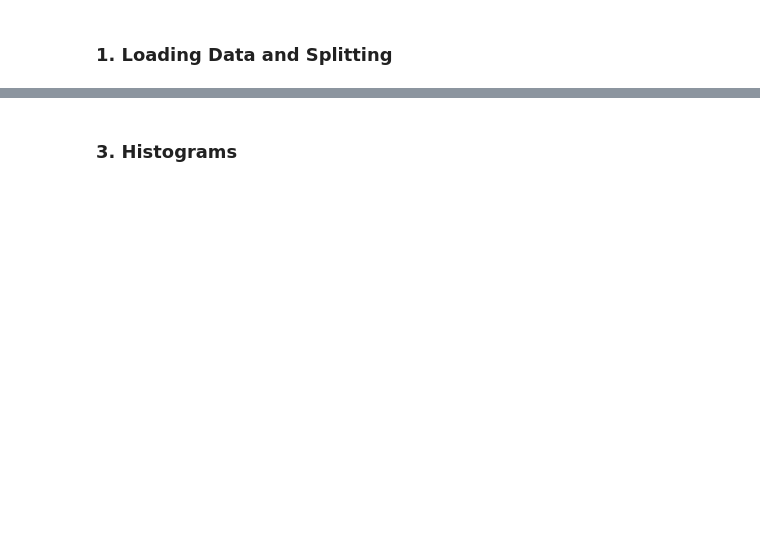
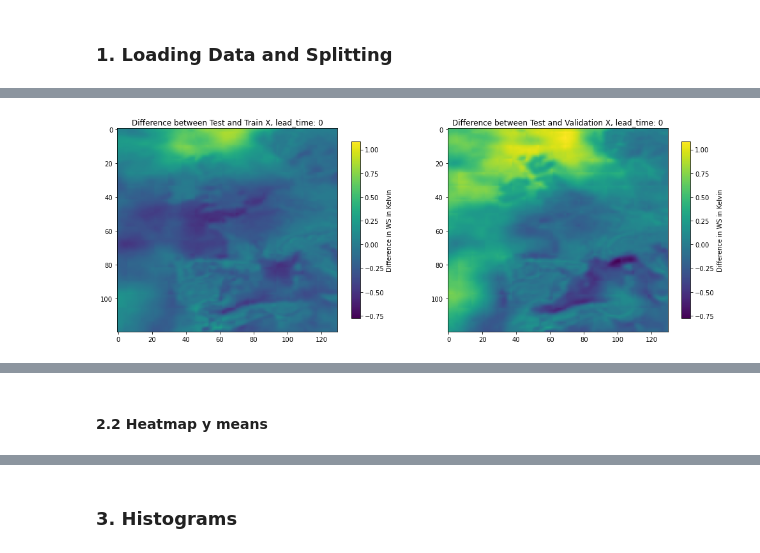
Before and after one commit to cleveryangcong/Bachelor_Thesis, a Jupyter notebook: notebooks/exploratory/2.8.3-dc-ws10_value_tests.ipynb, the cells around one changed output, grey strips where cells are left out. Cells and saved outputs as stored; diff of their text form; code cells hidden in the pictures; blank space fills up the shorter version.

```diff
--- a/notebooks/exploratory/2.8.3-dc-ws10_value_tests.ipynb
+++ b/notebooks/exploratory/2.8.3-dc-ws10_value_tests.ipynb
@@ -98,0 +168,4 @@ visualize_val_test_hm()
+# %%
+visualize_X_diff_hm(lead_time=0)
+# %% [output]
+[figure, added]
@@ -98,0 +173,2 @@ visualize_val_test_hm()
+# %% [markdown]
+#### 2.2 Heatmap y means
```
Also changed, not shown: parts of 27 cells of this notebook.
